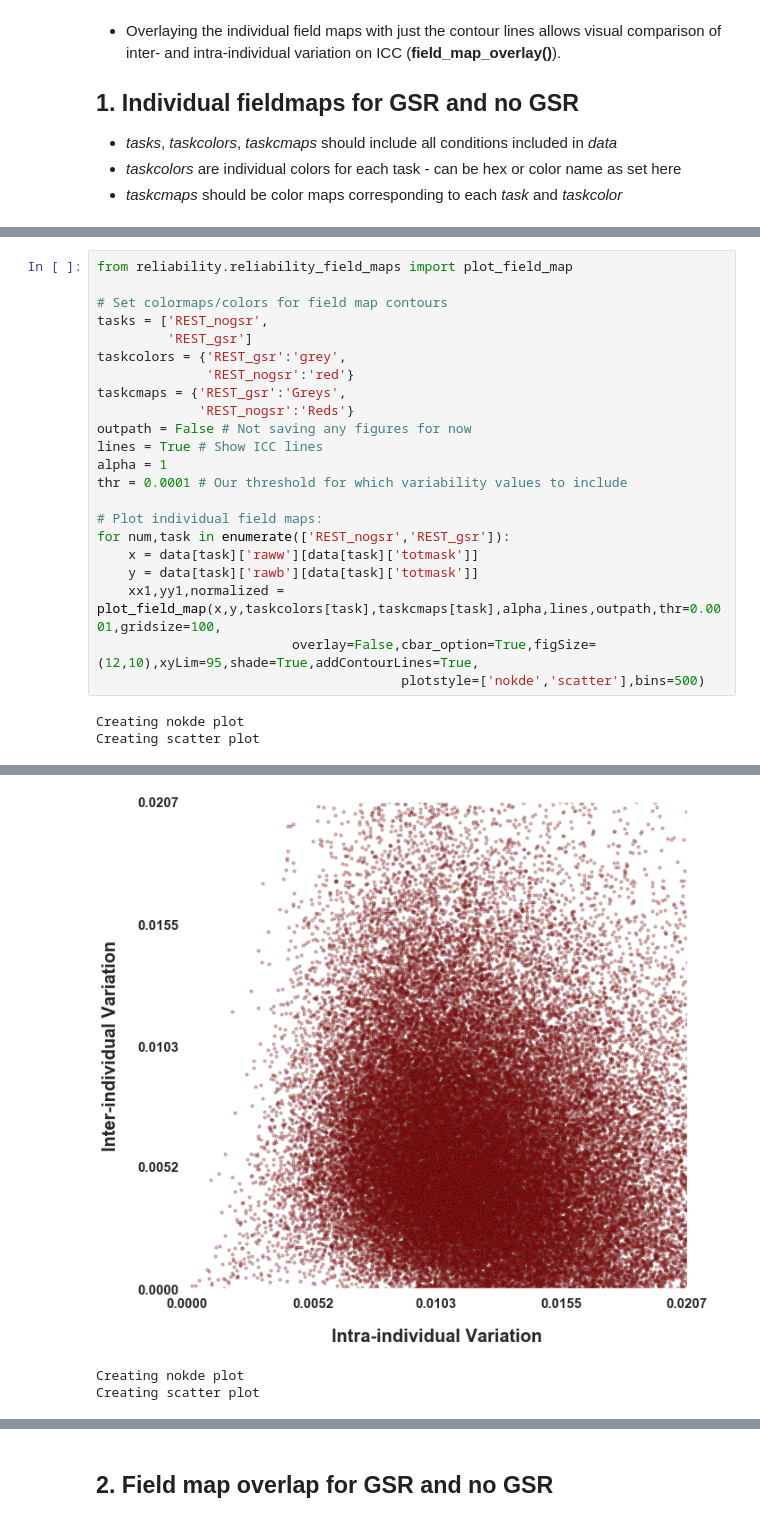
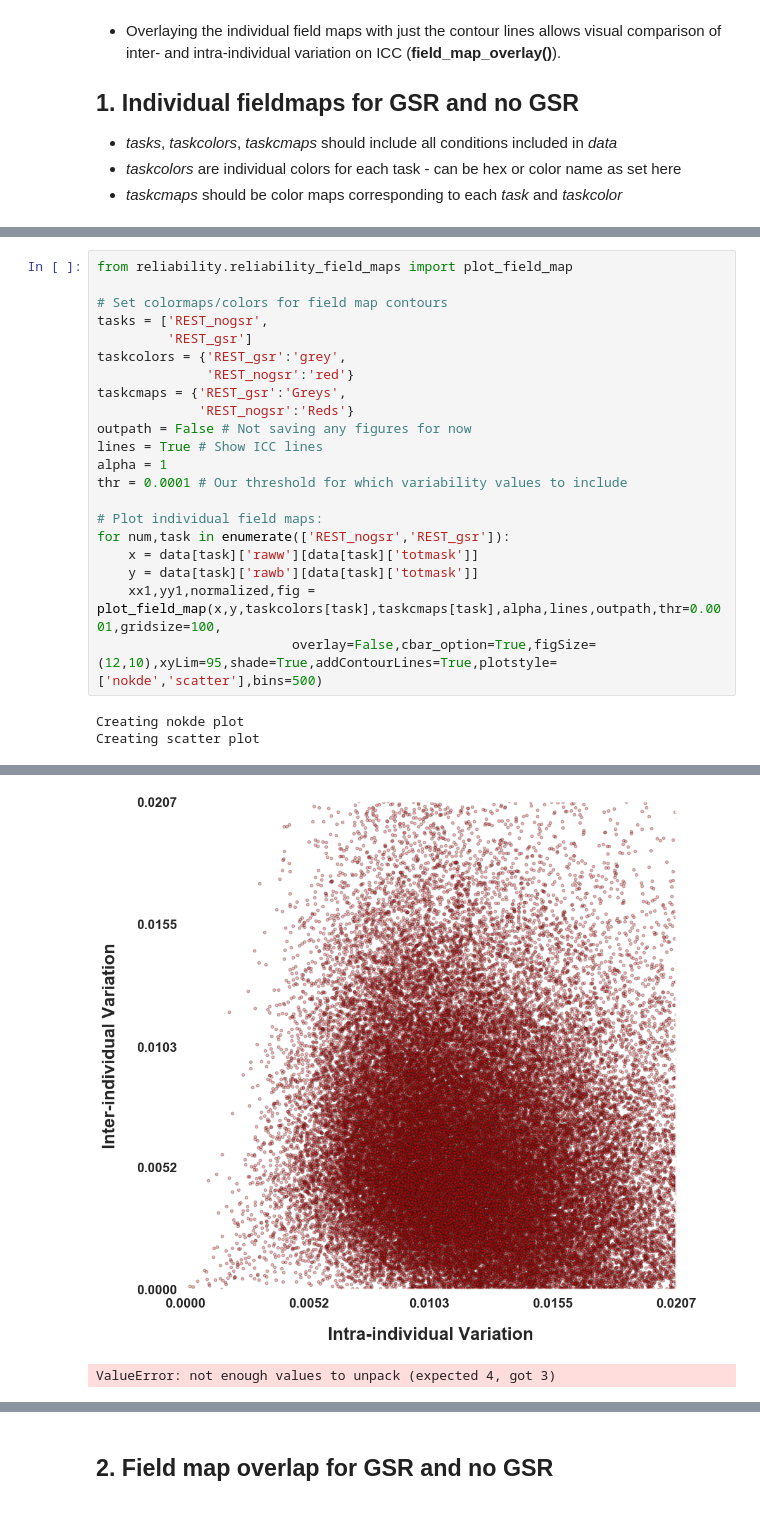
Before and after one commit to HumanBrainED/reliability_fieldMap_gradientFlow, a Jupyter notebook: tutorial/Fieldmap_GradientFlow_tutorial_version_1.1.ipynb, the cells around one changed output, grey strips where cells are left out. Cells and saved outputs as stored; diff of their text form.

```diff
--- a/tutorial/Fieldmap_GradientFlow_tutorial_version_1.1.ipynb
+++ b/tutorial/Fieldmap_GradientFlow_tutorial_version_1.1.ipynb
@@ -78,29 +194,27 @@ In the following, we look at how inter- and intra-individual variation contribut
 # %%
 from reliability.reliability_field_maps import plot_field_map
 
 # Set colormaps/colors for field map contours
 tasks = ['REST_nogsr',
          'REST_gsr']
 taskcolors = {'REST_gsr':'grey',
               'REST_nogsr':'red'}
 taskcmaps = {'REST_gsr':'Greys',
              'REST_nogsr':'Reds'}
 outpath = False # Not saving any figures for now
 lines = True # Show ICC lines
 alpha = 1
 thr = 0.0001 # Our threshold for which variability values to include
 
 # Plot individual field maps:
 for num,task in enumerate(['REST_nogsr','REST_gsr']):
     x = data[task]['raww'][data[task]['totmask']]
     y = data[task]['rawb'][data[task]['totmask']]
-    xx1,yy1,normalized = plot_field_map(x,y,taskcolors[task],taskcmaps[task],alpha,lines,outpath,thr=0.0001,gridsize=100,
-                         overlay=False,cbar_option=True,figSize=(12,10),xyLim=95,shade=True,addContourLines=True,
-                                       plotstyle=['nokde','scatter'],bins=500)
+    xx1,yy1,normalized,fig = plot_field_map(x,y,taskcolors[task],taskcmaps[task],alpha,lines,outpath,thr=0.0001,gridsize=100,
+                         overlay=False,cbar_option=True,figSize=(12,10),xyLim=95,shade=True,addContourLines=True,plotstyle=['nokde','scatter'],bins=500)
 # %% [output]
 Creating nokde plot
 Creating scatter plot
 [figure]
-[figure, old version]
+[figure, new version]
-Creating nokde plot
-Creating scatter plot
+ValueError: not enough values to unpack (expected 4, got 3)
```
Also changed, not shown: parts of 3 cells of this notebook, 2 other files.
